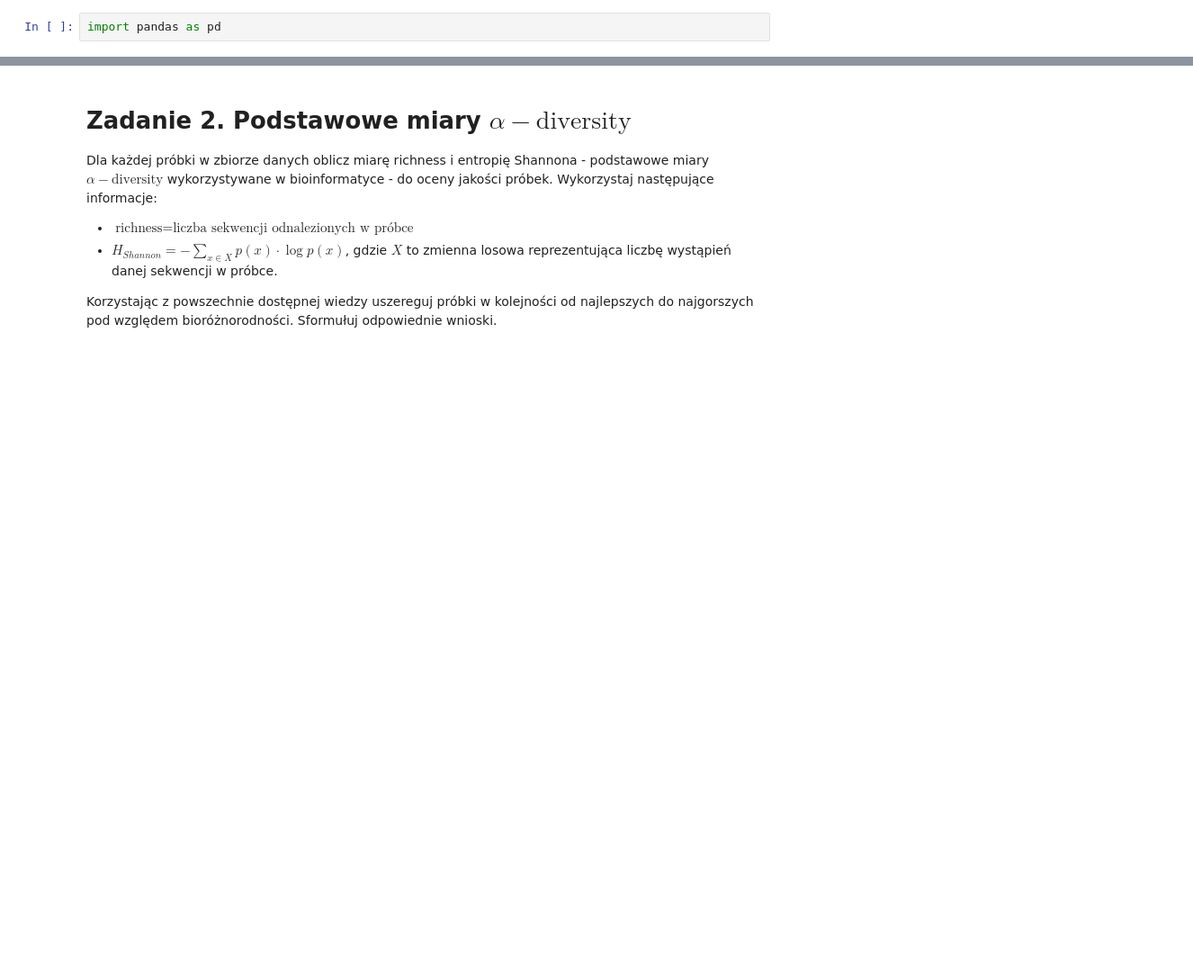
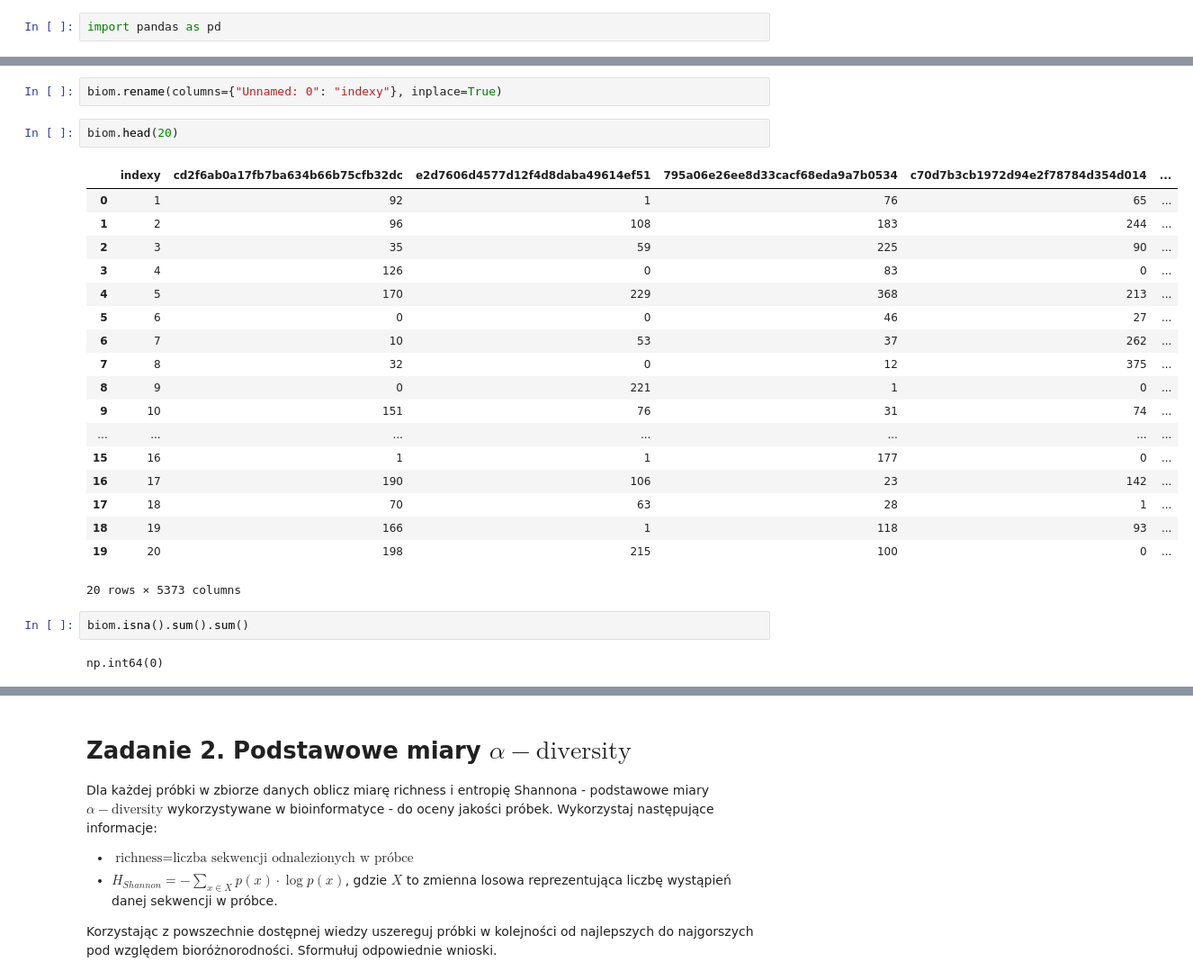
Before and after one commit to ligusoliwia/podstawy_programowania, a Jupyter notebook: moduły python/prace domowe/pandas_2.ipynb, the cells around one changed output, grey strips where cells are left out. Shown at 90% size. Drawn from its saved outputs; the diff is of its cells as text; blank space fills up the shorter version.

```diff
--- a/moduły python/prace domowe/pandas_2.ipynb
+++ b/moduły python/prace domowe/pandas_2.ipynb
@@ -22,0 +253,27 @@ tax_name = pd.read_csv("data/environmental/taxa_db.csv")
+# %%
+biom.rename(columns={"Unnamed: 0": "indexy"}, inplace=True)
+# %%
+biom.head(20)
+# %% [output]
+|  | indexy | cd2f6ab0a17fb7ba634b66b75cfb32dc | e2d7606d4577d12f4d8daba49614ef51 | 795a06e26ee8d33cacf68eda9a7b0534 | c70d7b3cb1972d94e2f78784d354d014 | ... |
+| 0 | 1 | 92 | 1 | 76 | 65 | ... |
+| 1 | 2 | 96 | 108 | 183 | 244 | ... |
+| 2 | 3 | 35 | 59 | 225 | 90 | ... |
+| 3 | 4 | 126 | 0 | 83 | 0 | ... |
+| 4 | 5 | 170 | 229 | 368 | 213 | ... |
+| 5 | 6 | 0 | 0 | 46 | 27 | ... |
+| 6 | 7 | 10 | 53 | 37 | 262 | ... |
+| 7 | 8 | 32 | 0 | 12 | 375 | ... |
+| 8 | 9 | 0 | 221 | 1 | 0 | ... |
+| 9 | 10 | 151 | 76 | 31 | 74 | ... |
+| ... | ... | ... | ... | ... | ... | ... |
+| 15 | 16 | 1 | 1 | 177 | 0 | ... |
+| 16 | 17 | 190 | 106 | 23 | 142 | ... |
+| 17 | 18 | 70 | 63 | 28 | 1 | ... |
+| 18 | 19 | 166 | 1 | 118 | 93 | ... |
+| 19 | 20 | 198 | 215 | 100 | 0 | ... |
+20 rows × 5373 columns
+# %%
+biom.isna().sum().sum()
+# %% [output]
+np.int64(0)
```
Also changed, not shown: parts of 37 cells of this notebook, 4 other files.
